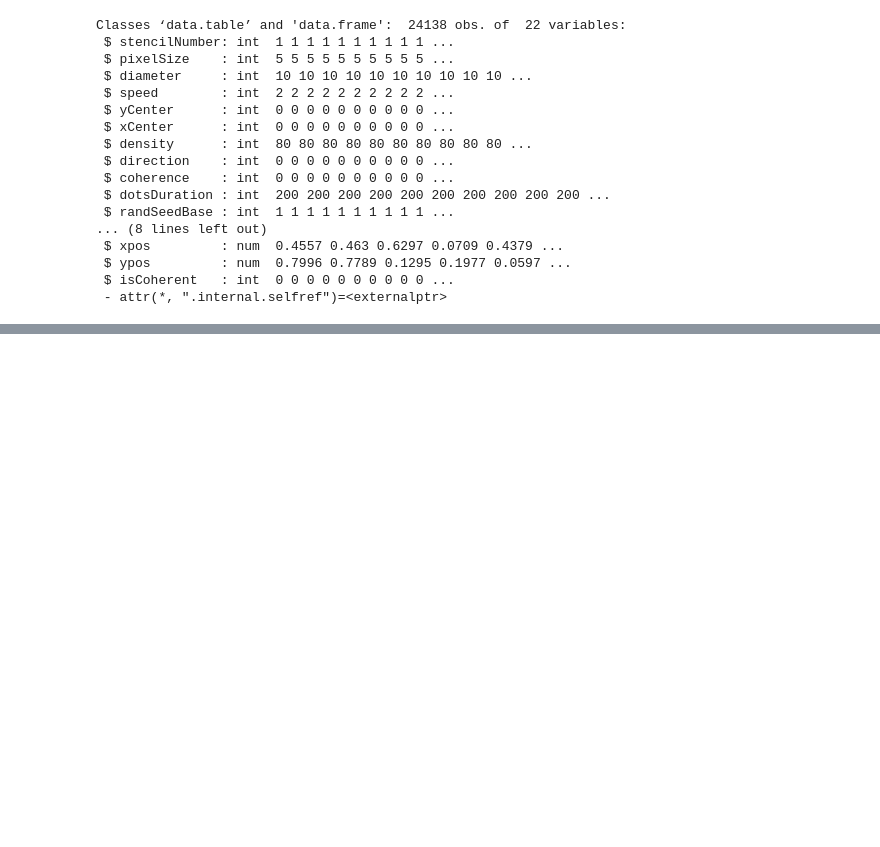
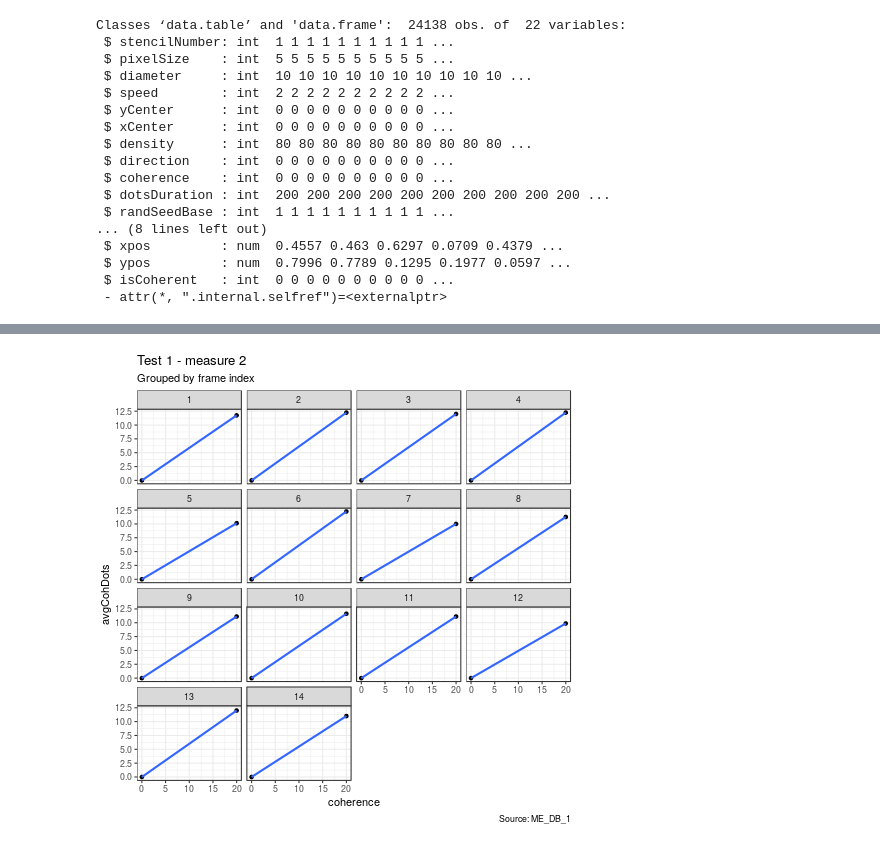
Before and after one commit to aernesto/motion_energy_Adrian, a Jupyter notebook: Python/Test_MotionEnergy_Measures.ipynb, the cells around one changed output, grey strips where cells are left out. Drawn from its saved outputs; the diff is of its cells as text; code cells hidden in the pictures; blank space fills up the shorter version.

Commit message:
run test 1 on empirical measure 2 nCohDots

```diff
--- a/Python/Test_MotionEnergy_Measures.ipynb
+++ b/Python/Test_MotionEnergy_Measures.ipynb
@@ -195,0 +200,5 @@ combFactors
+# %%
+%%R
+# count number of coherent dots per frame
+nCohDotsTable <- data[,.(nCohDots=sum(isCoherent)),by=.(frameIdx, iter, randSeedBase, direction, coherence, speed)]
+nCohDotsTable
@@ -195,0 +218,6 @@ combFactors
+# %%
+%%R
+avgCohDotsTable <- nCohDotsTable[iter==1,
+                                 .(avgCohDots=mean(nCohDots)),
+                                 by=.(frameIdx, coherence)]
+avgCohDotsTable
@@ -195,0 +242,18 @@ combFactors
+# %%
+%%R
+# Base Plot
+g <- ggplot(avgCohDotsTable, aes(x=coherence, y=avgCohDots)) +
+      geom_point() +
+      geom_smooth(method="lm", se=FALSE) +
+      theme_bw()  # apply bw theme
+
+# Facet wrap with common scales
+g + facet_wrap( ~ frameIdx) +
+    labs(title="Test 1 - measure 2",
+         caption = "Source: ME_DB_1",
+         subtitle="Grouped by frame index")  # Shared scales
+
+# Facet wrap with free scales
+#g + facet_wrap( ~ class, scales = "free") + labs(title="hwy vs displ", caption = "Source: mpg", subtitle="Ggplot2 - Faceting - Multiple plots in one figure with free scales")  # Scales free
+# %% [output]
+[figure, added]
```
Also changed, not shown: parts of 7 cells of this notebook.
